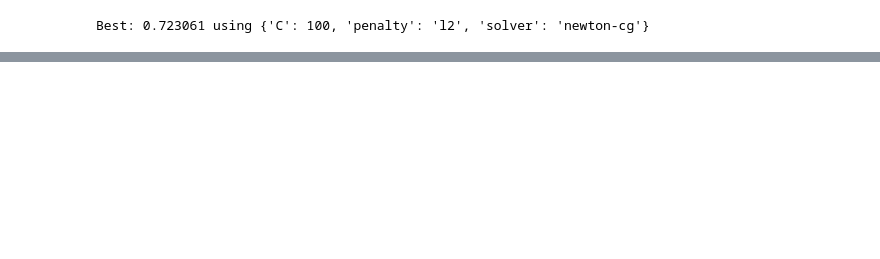
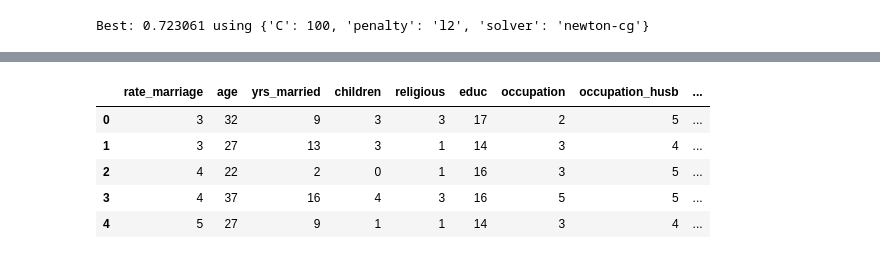
Before and after one commit to gbiamgaurav/Logistic-Regression, a Jupyter notebook: Logistic_Regression.ipynb, the cells around one changed output, grey strips where cells are left out. Saved outputs shown, nothing was run; the diff lists cells and outputs as text; code cells hidden in the pictures; blank space fills up the shorter version.

```diff
--- a/Logistic_Regression.ipynb
+++ b/Logistic_Regression.ipynb
@@ -333,0 +381,18 @@ print(accuracy_score(y_test, y_preds))
+# %%
+df['rate_marriage'] = df['rate_marriage'].apply(int)
+df['age'] = df['age'].apply(int)
+df['yrs_married'] = df['yrs_married'].apply(int)
+df['children'] = df['children'].apply(int)
+df['religious'] = df['religious'].apply(int)
+df['educ'] = df['educ'].apply(int)
+df['occupation'] = df['occupation'].apply(int)
+df['occupation_husb'] = df['occupation_husb'].apply(int)
+# %%
+df.head()
+# %% [output]
+|  | rate_marriage | age | yrs_married | children | religious | educ | occupation | occupation_husb | ... |
+| 0 | 3 | 32 | 9 | 3 | 3 | 17 | 2 | 5 | ... |
+| 1 | 3 | 27 | 13 | 3 | 1 | 14 | 3 | 4 | ... |
+| 2 | 4 | 22 | 2 | 0 | 1 | 16 | 3 | 5 | ... |
+| 3 | 4 | 37 | 16 | 4 | 3 | 16 | 5 | 5 | ... |
+| 4 | 5 | 27 | 9 | 1 | 1 | 14 | 3 | 4 | ... |
```
Also changed, not shown: parts of 19 cells of this notebook.
